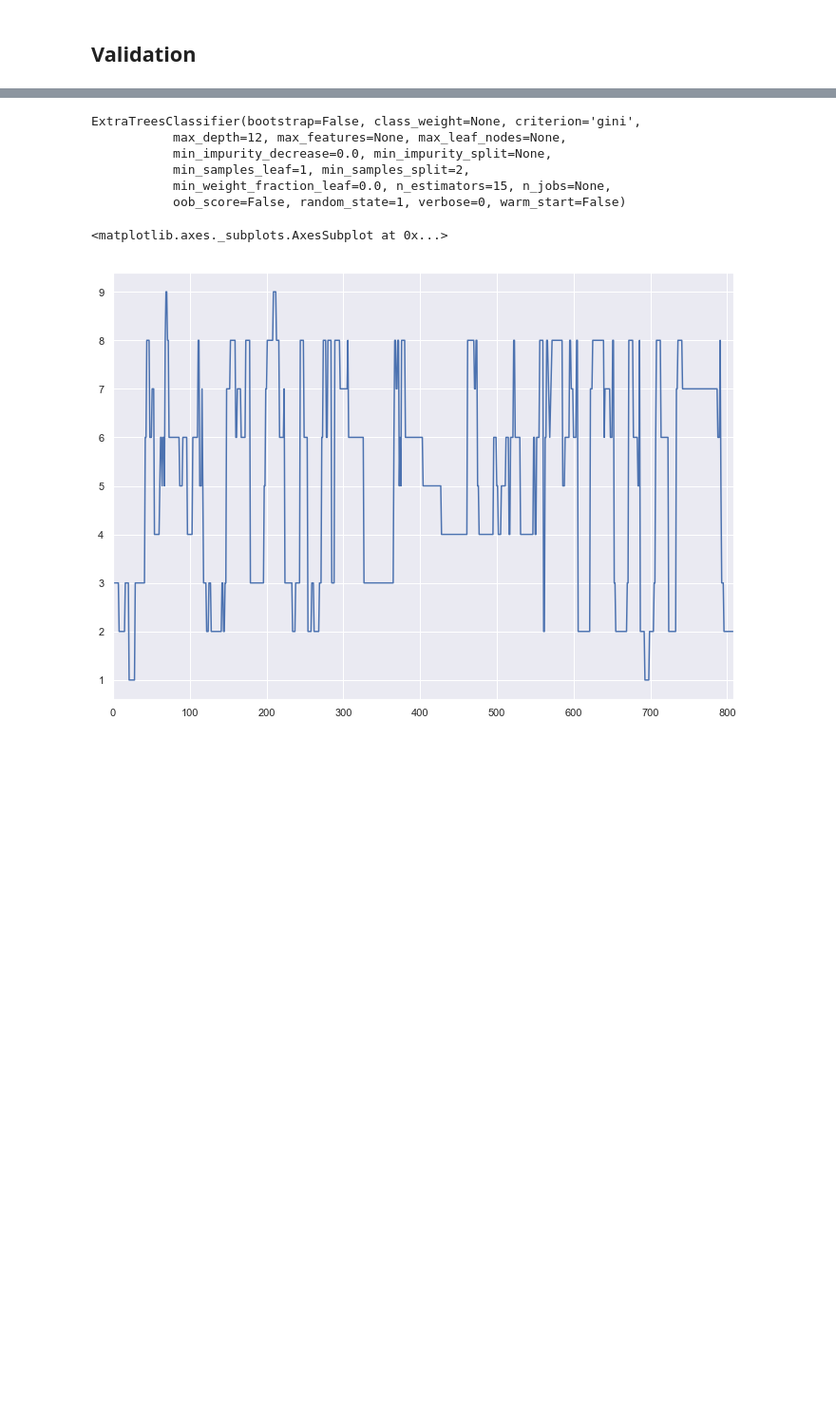
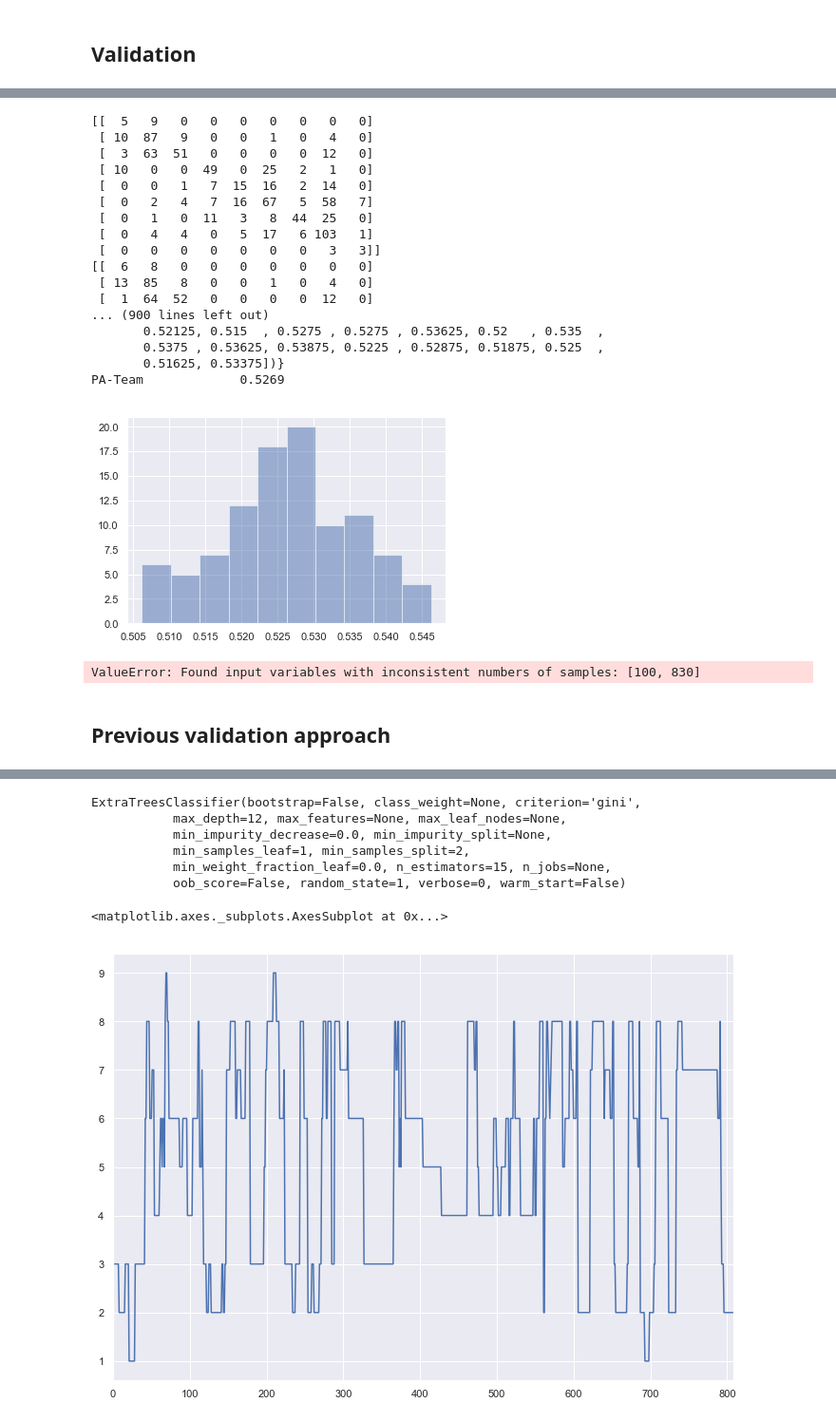
Before and after one commit to nshea3/SEG_Facies_Classification, a Jupyter notebook: welllogs.ipynb, the cells around one changed output, grey strips where cells are left out. Shown at 95% size. Saved outputs shown, nothing was run; the diff lists cells and outputs as text; code cells hidden in the pictures; blank space fills up the shorter version.

```diff
--- a/welllogs.ipynb
+++ b/welllogs.ipynb
@@ -299,0 +367,6 @@ gbc_est = gbc_est.fit(X_train, y_train)
+# %%
+TRUE = pd.read_csv('data/blind_stuart_crawford_core_facies.csv')
+TRUE.rename(columns={'Depth.ft': 'Depth'}, inplace=True)
+TRUE.rename(columns={'WellName': 'Well Name'}, inplace=True)
+TRUE.set_index(["Well Name", "Depth"], inplace=True)
+TRUE.head()
@@ -300,3 +381,67 @@ gbc_est = gbc_est.fit(X_train, y_train)
+# %%
+from sklearn.metrics import confusion_matrix
+
+def get_accuracies(y_preds):
+    """
+    Get the F1 scores from all the y_preds.
+    y_blind is a 1D array. y_preds is a 2D array.
+    """
+    accs = []
+    for y_pred in y_preds:
+        PRED['Facies'] = y_pred
+        all_data = PRED.join(TRUE, how='inner')
+        y_blind = all_data['LithCode'].values
+        y_pred = all_data['Facies'].values
+        y_pred = y_pred[y_blind!=11]
+        y_blind = y_blind[y_blind!=11]
+        cv_conf = confusion_matrix(y_blind, y_pred)
+        print(cv_conf)
+        #sns.heatmap(cv_conf, annot=True, fmt="d")
+        accs.append(accuracy(cv_conf))
+    return np.array(accs)
+# %%
+from os import path
+from utils import accuracy
+import operator
+
+scores, medians = {}, {}
+for f in ['PA-Team_100_realizations.npy']:
+    team = path.basename(f).split('_')[0]
+    y_preds = np.load(f)
+    scores[team] = get_accuracies(y_preds)
+    print(scores)
+    medians[team] = np.median(scores[team])
+    plt.hist(pd.Series(scores[team]), alpha=0.5)
+
+for t, m in sorted(medians.items(), key=operator.itemgetter(1), reverse=True):
+    print("{:20s}{:.4f}".format(t, m))
+# %% [output]
+[[  5   9   0   0   0   0   0   0   0]
+ [ 10  87   9   0   0   1   0   4   0]
+ [  3  63  51   0   0   0   0  12   0]
+ [ 10   0   0  49   0  25   2   1   0]
+ [  0   0   1   7  15  16   2  14   0]
+ [  0   2   4   7  16  67   5  58   7]
+ [  0   1   0  11   3   8  44  25   0]
+ [  0   4   4   0   5  17   6 103   1]
+ [  0   0   0   0   0   0   0   3   3]]
+[[  6   8   0   0   0   0   0   0   0]
+ [ 13  85   8   0   0   1   0   4   0]
+ [  1  64  52   0   0   0   0  12   0]
+... (900 lines left out)
+       0.52125, 0.515  , 0.5275 , 0.5275 , 0.53625, 0.52   , 0.535  ,
+       0.5375 , 0.53625, 0.53875, 0.5225 , 0.52875, 0.51875, 0.525  ,
+       0.51625, 0.53375])}
+PA-Team             0.5269
+[figure, added]
+# %%
+from sklearn.metrics import confusion_matrix
+confuse_matrix = confusion_matrix(np.load('PA-Team_100_realizations.npy'), y_blind)
+sns.heatmap(confuse_matrix, annot=True, fmt="d")
+# %% [output]
+ValueError: Found input variables with inconsistent numbers of samples: [100, 830]
+# %% [markdown]
+## Previous validation approach
 # %%
 validation_data = pd.read_csv('data/validation_data_nofacies.csv')
 validation_data_facies = pd.read_csv('data/validation_data_facies.csv')
```
Also changed, not shown: parts of 24 cells of this notebook.
